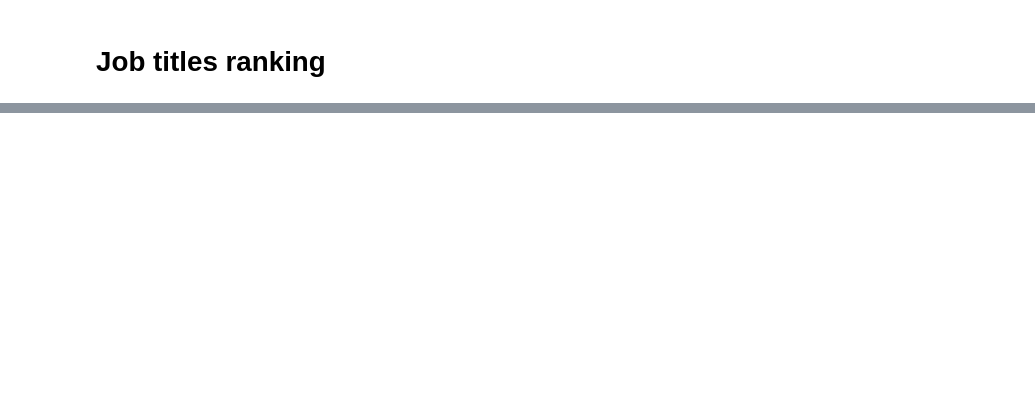
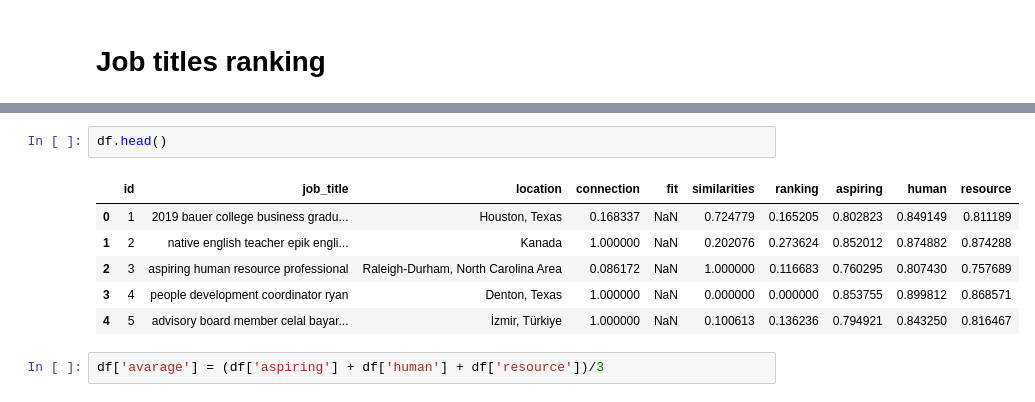
Before and after one commit to Mrcl3/O6EQTwpkNwvulbOa, a Jupyter notebook: talent_search_with_embeddings.ipynb, the cells around one changed output, grey strips where cells are left out. Drawn from its saved outputs; the diff is of its cells as text; blank space fills up the shorter version.

```diff
--- a/talent_search_with_embeddings.ipynb
+++ b/talent_search_with_embeddings.ipynb
@@ -179,0 +293,11 @@ print(df[['job_title', 'ranking']])
+# %%
+df.head()
+# %% [output]
+|  | id | job_title | location | connection | fit | similarities | ranking | aspiring | human | resource |
+| 0 | 1 | 2019 bauer college business gradu... | Houston, Texas | 0.168337 | NaN | 0.724779 | 0.165205 | 0.802823 | 0.849149 | 0.811189 |
+| 1 | 2 | native english teacher epik engli... | Kanada | 1.000000 | NaN | 0.202076 | 0.273624 | 0.852012 | 0.874882 | 0.874288 |
+| 2 | 3 | aspiring human resource professional | Raleigh-Durham, North Carolina Area | 0.086172 | NaN | 1.000000 | 0.116683 | 0.760295 | 0.807430 | 0.757689 |
+| 3 | 4 | people development coordinator ryan | Denton, Texas | 1.000000 | NaN | 0.000000 | 0.000000 | 0.853755 | 0.899812 | 0.868571 |
+| 4 | 5 | advisory board member celal bayar... | İzmir, Türkiye | 1.000000 | NaN | 0.100613 | 0.136236 | 0.794921 | 0.843250 | 0.816467 |
+# %%
+df['avarage'] = (df['aspiring'] + df['human'] + df['resource'])/3
```
Also changed, not shown: parts of 14 cells of this notebook.
